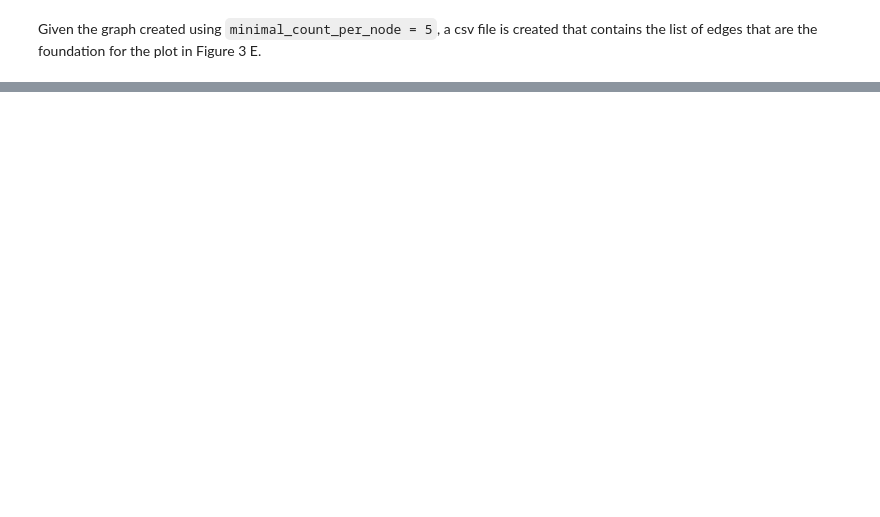
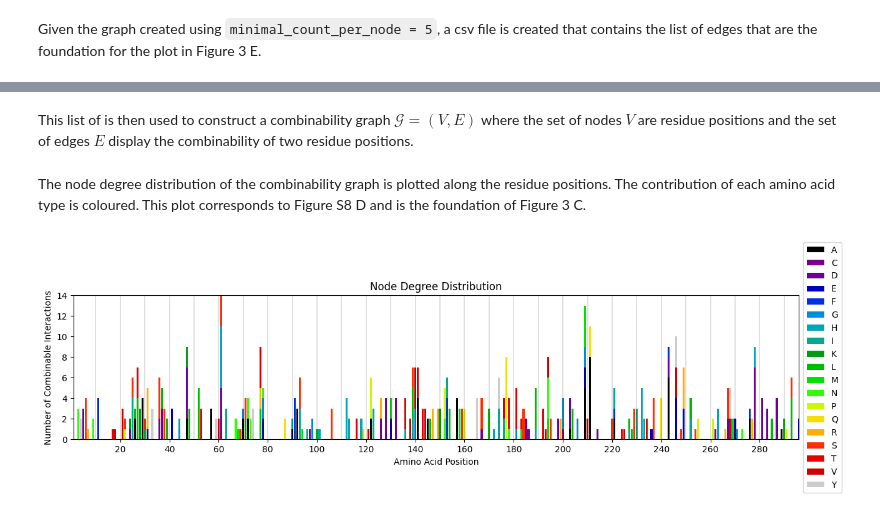
Before and after one commit to Hollfelder-Lab/lrDMS-IRED, a Jupyter notebook: epistasis_combinability/Epistasis_analysis.ipynb, the cells around one changed output, grey strips where cells are left out. Drawn from its saved outputs; the diff is of its cells as text; code cells hidden in the pictures; blank space fills up the shorter version.

```diff
--- a/epistasis_combinability/Epistasis_analysis.ipynb
+++ b/epistasis_combinability/Epistasis_analysis.ipynb
@@ -279,0 +374,51 @@ df.to_csv("graph_edges_list_1_1.csv")
+# %%
+# Multiples of standard deviation for observed and expected fitness and fitness thresholds
+k_obs = 0
+k_exp = 0
+fitness_threshold = 2.0
+
+comb_pos_mut_pos_list, comb_pos_mut_aa_list = comb_pos_mut(
+    [],
+    full_pre_fitness_list,
+    [],
+    full_pre_W_observed_std_list,
+    full_pre_sequence_list,
+    reference,
+    k_obs,
+    k_exp,
+    mean_fitness=fitness_threshold,
+    pos_epistasis=False
+)
+# %% [markdown]
+This list of is then used to construct a combinability graph $\mathcal{G}=(V,E)$ where the set of nodes $V$ are residue positions and the set of edges $E$ display the combinability of two residue positions.
+# %%
+# Unpack list of into pairs
+pos_comb_mut_edges = []
+pos_comb_mut_aa = []
+for higher_ord_mut in range(0, len(comb_pos_mut_pos_list)):
+    higher_order_mut_list = (list(map(list, itertools.combinations(comb_pos_mut_pos_list[higher_ord_mut], 2))))
+    higher_order_mut_aa_list = (list(map(list, itertools.combinations(comb_pos_mut_aa_list[higher_ord_mut], 2))))
+    if len(higher_order_mut_list) == 2:
+        pos_comb_mut_edges.append(higher_order_mut_list)
+        pos_comb_mut_aa.append(higher_order_mut_aa_list)
+    else:
+        for higher_order_mut_list_ele in range(0, len(higher_order_mut_list)):
+            pos_comb_mut_edges.append(higher_order_mut_list[higher_order_mut_list_ele])
+            pos_comb_mut_aa.append(higher_order_mut_aa_list[higher_order_mut_list_ele])
+# %% [markdown]
+The node degree distribution of the combinability graph is plotted along the residue positions. The contribution of each amino acid type is coloured. This plot corresponds to Figure S8 D and is the foundation of Figure 3 C.
+# %%
+# Node degree and amino acid distribution
+pos_comb_higher_mut_pos = np.concatenate(
+    (np.array(pos_comb_mut_edges)[:, 0], np.array(pos_comb_mut_edges)[:, 1].astype(int)), axis=0)
+pos_comb_higher_mut_mut_aa = np.concatenate((np.array(pos_comb_mut_aa)[:, 0], np.array(pos_comb_mut_aa)[:, 1]), axis=0)
+
+pos_comb_higher_mut_pos_aa = np.stack((pos_comb_higher_mut_pos, pos_comb_higher_mut_mut_aa), axis=1)
+
+pos_per_aa_dict = plot_node_degree_aa_distribution(
+    pos_comb_higher_mut_pos_aa,
+    len(reference),
+    node_degree_type="Combinability"
+)
+# %% [output]
+[figure, added]
```
Also changed, not shown: parts of 39 cells of this notebook, 3 other files.
